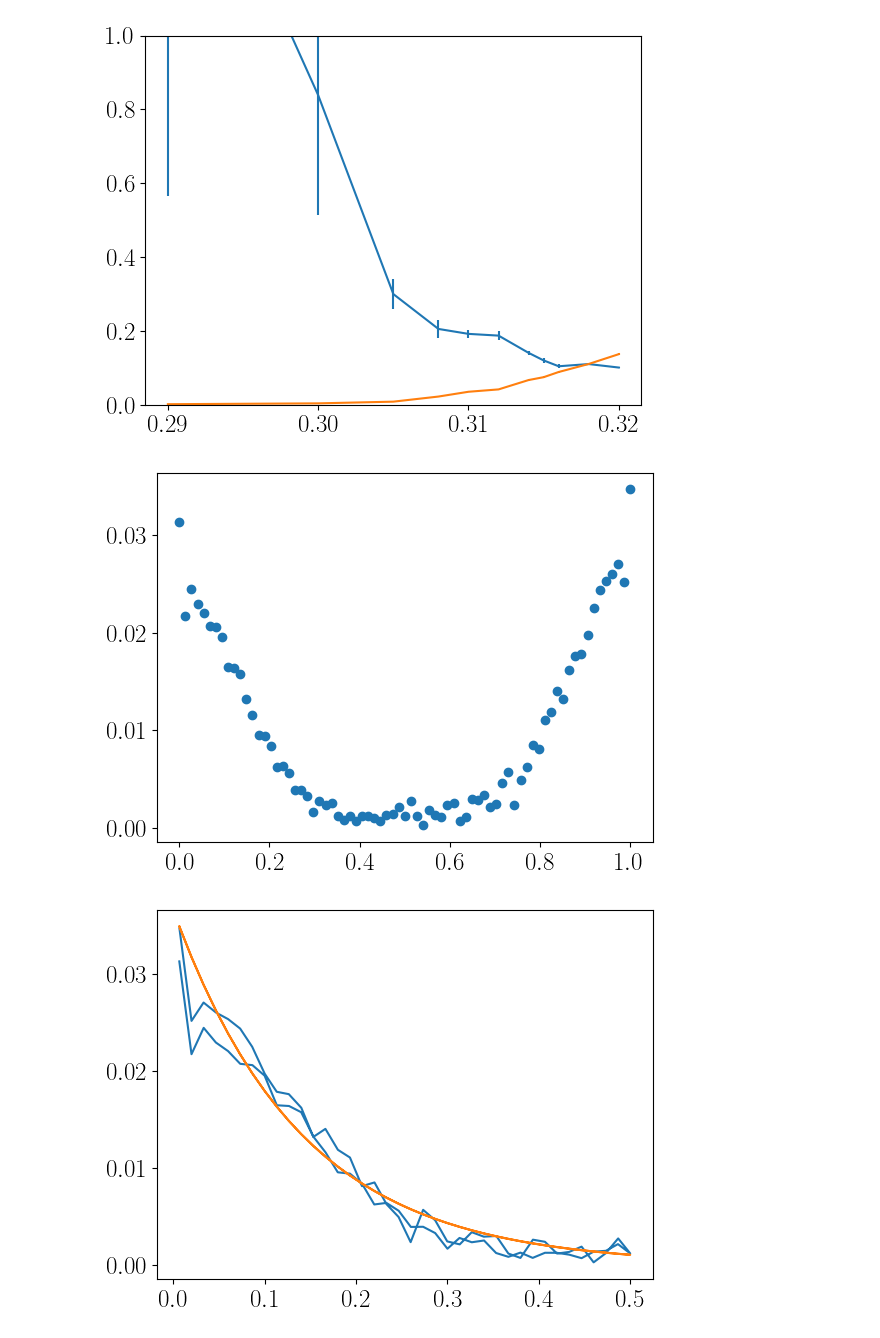
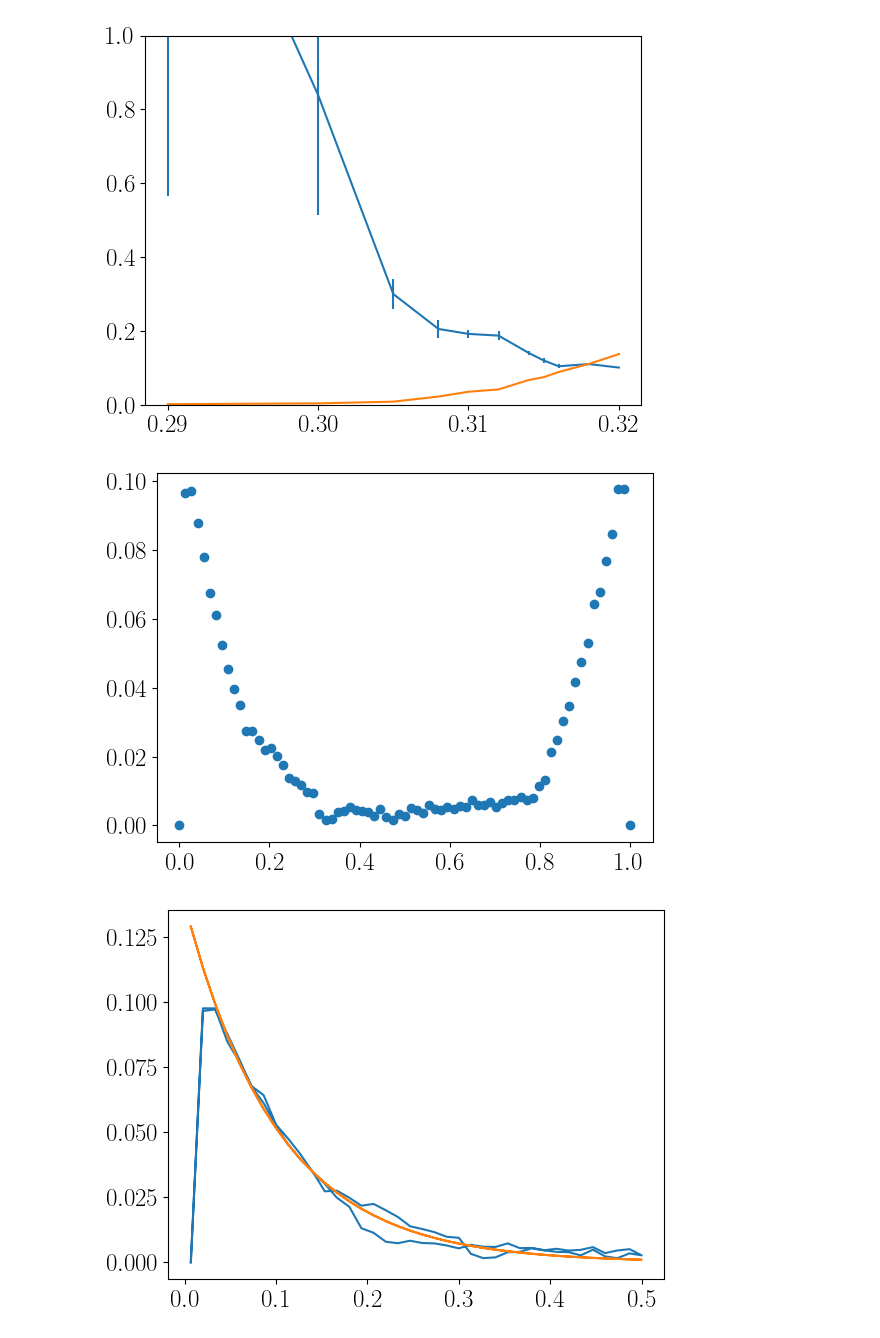
Before and after one commit to smdrzazga/LAMMPS, a Jupyter notebook: plot_printer.ipynb, the cells around one changed output. Saved outputs shown, nothing was run; the diff lists cells and outputs as text; code cells hidden in the pictures.

```diff
--- a/plot_printer.ipynb
+++ b/plot_printer.ipynb
@@ -407,10 +407,10 @@ from common.ANALYZERS import *
 import numpy as np
 import matplotlib.pyplot as plt
 
-path = "C:\\Users\\Szymek\\Desktop\\LAMMPS_matrices\\smectic_params\\smectic_params_6k_0.316.txt"
+path = "C:\\Users\\Szymek\\Desktop\\LAMMPS_matrices\\smectic_params\\smectic_params_6k_0.32.txt"
 
-correlation = CorrelationLength(path)
-correlation.fit_decay()
+correlation = CorrelationLength()
+correlation.fit_decay(path)
 
 print([f"{correlation.result[i]:.5}" for i in range(len(correlation.result))])
 A, L = correlation.result[0], correlation.result[2]
@@ -455,7 +454,7 @@ plt.errorbar(densities[1:], corr_data[1:,i], corr_data[1:,i+1])
 <ErrorbarContainer object of 3 artists>
 [figure]
 # %%
-file = "C:/Users/" + os.getlogin() + "/Desktop/LAMMPS_matrices/smectic_params/smectic_params_doublex.txt"
+file = "C:/Users/" + os.getlogin() + "/Desktop/LAMMPS_matrices/smectic_params/smectic_params_6k_0.32.txt"
 
 with open(file, 'r') as f:
     data = np.array([line.split()[-1] for line in f], dtype=np.float16)
@@ -463,27 +462,27 @@ with open(file, 'r') as f:
 plt.scatter(np.linspace(0, 1, len(data)), data)
 plt.show()
 # %% [output]
-[figure, old version]
+[figure, new version]
 # %%
 from common.SCREEN import *
 from common.ANALYZERS import *
 import numpy as np
 import matplotlib.pyplot as plt
 
-path = "C:\\Users\\Szymek\\Desktop\\LAMMPS_matrices\\smectic_params\\smectic_params_doublex.txt"
+path = "C:\\Users\\Szymek\\Desktop\\LAMMPS_matrices\\smectic_params\\smectic_params_6k_0.32.txt"
 
 with open(path, 'r') as f:
         data = np.array([line.split() for line in f], dtype=np.float16)
 
 correlation = CorrelationLength()
 result = correlation.fit_decay(data)
 
 A, L = result[0], result[2]
 
 xdata = correlation._make_symmetrized_range(data[:, 0])
 ydatafit = np.array([correlation._decay_func(i, A, L) for i in xdata])
 plt.plot(xdata, data[:,-1])
 plt.plot(xdata, ydatafit)
 plt.show()
 # %% [output]
-[figure, old version]
+[figure, new version]
```
Also changed, not shown: parts of 3 cells of this notebook, 3 other files.
